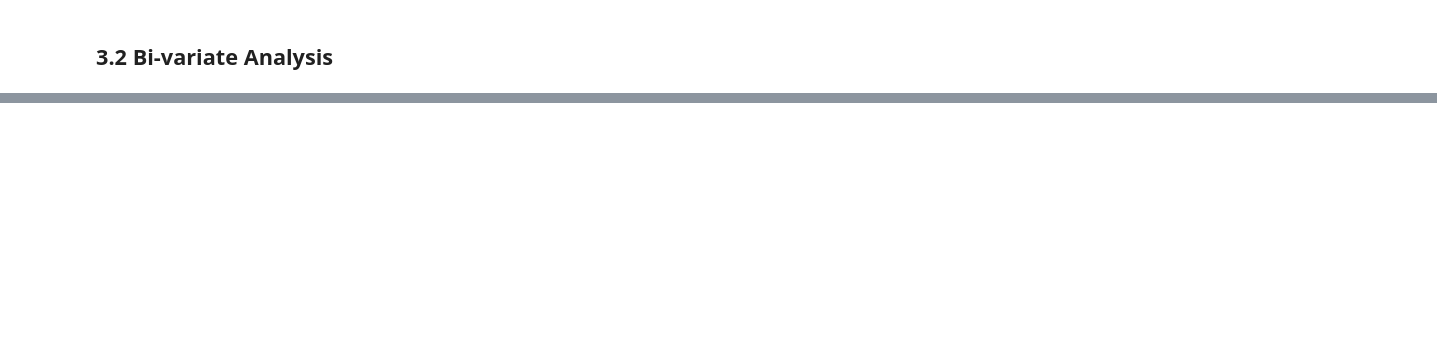
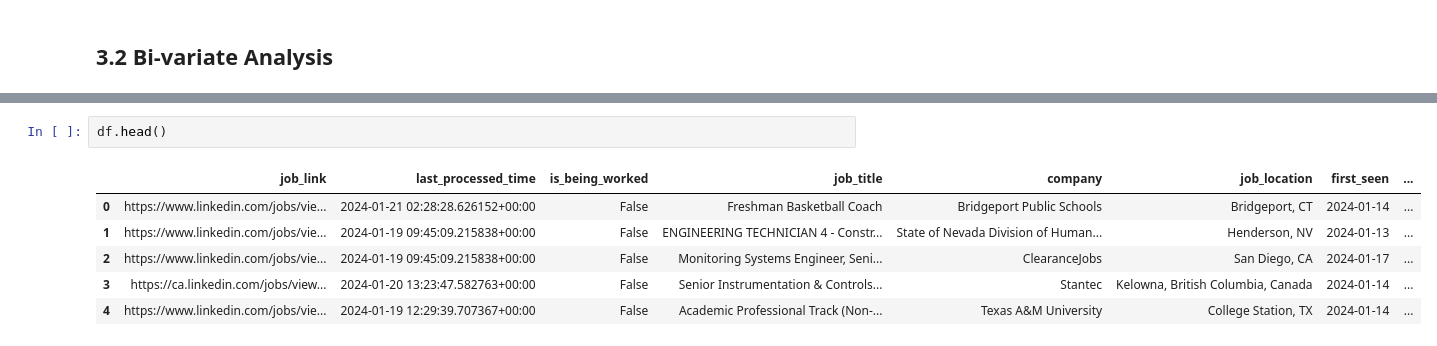
Before and after one commit to YaserKhy/Data-Analysis-Project-T5, a Jupyter notebook: Data Analysis Project.ipynb, the cells around one changed output, grey strips where cells are left out. Cells and saved outputs as stored; diff of their text form; blank space fills up the shorter version.

```diff
--- a/Data Analysis Project.ipynb
+++ b/Data Analysis Project.ipynb
@@ -401,0 +429,9 @@ sns.heatmap(cross,annot=True)
+# %%
+df.head()
+# %% [output]
+|  | job_link | last_processed_time | is_being_worked | job_title | company | job_location | first_seen | ... |
+| 0 | https://www.linkedin.com/jobs/vie... | 2024-01-21 02:28:28.626152+00:00 | False | Freshman Basketball Coach | Bridgeport Public Schools | Bridgeport, CT | 2024-01-14 | ... |
+| 1 | https://www.linkedin.com/jobs/vie... | 2024-01-19 09:45:09.215838+00:00 | False | ENGINEERING TECHNICIAN 4 - Constr... | State of Nevada Division of Human... | Henderson, NV | 2024-01-13 | ... |
+| 2 | https://www.linkedin.com/jobs/vie... | 2024-01-19 09:45:09.215838+00:00 | False | Monitoring Systems Engineer, Seni... | ClearanceJobs | San Diego, CA | 2024-01-17 | ... |
+| 3 | https://ca.linkedin.com/jobs/view... | 2024-01-20 13:23:47.582763+00:00 | False | Senior Instrumentation & Controls... | Stantec | Kelowna, British Columbia, Canada | 2024-01-14 | ... |
+| 4 | https://www.linkedin.com/jobs/vie... | 2024-01-19 12:29:39.707367+00:00 | False | Academic Professional Track (Non-... | Texas A&M University | College Station, TX | 2024-01-14 | ... |
```
Also changed, not shown: parts of 15 cells of this notebook.
